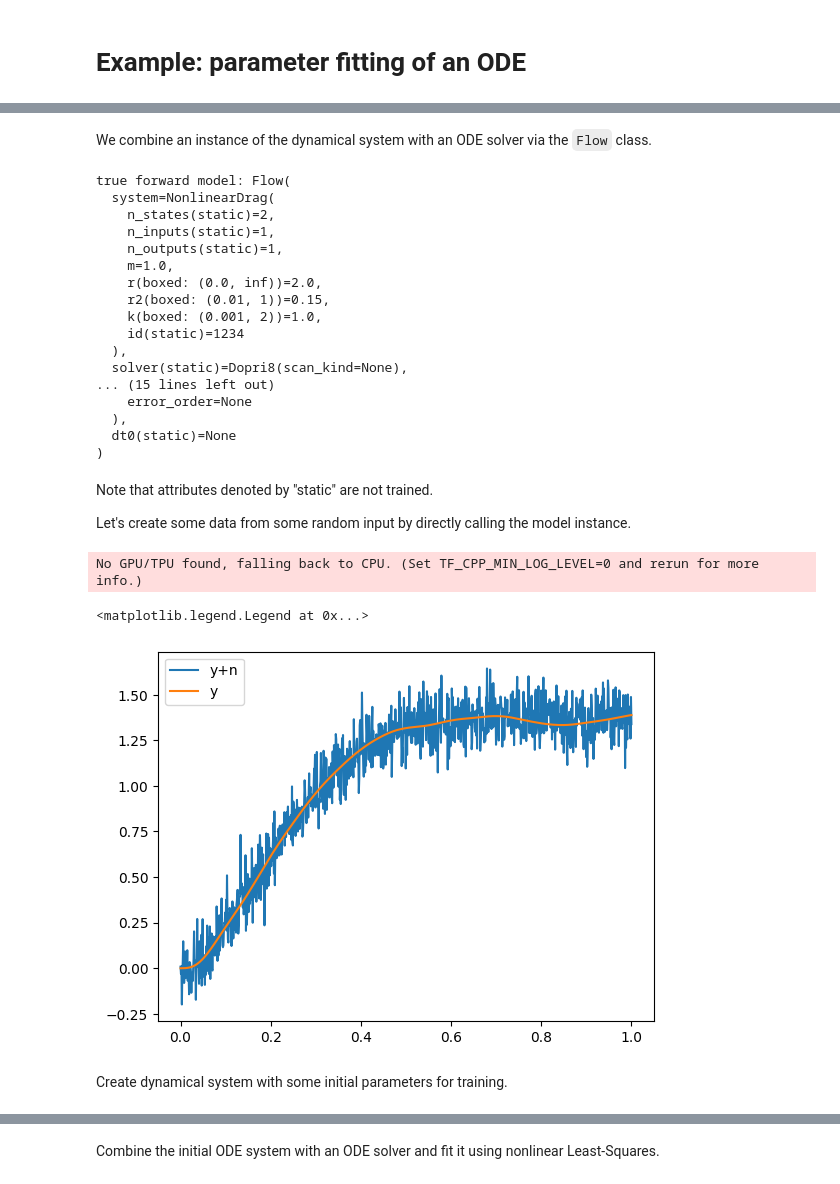
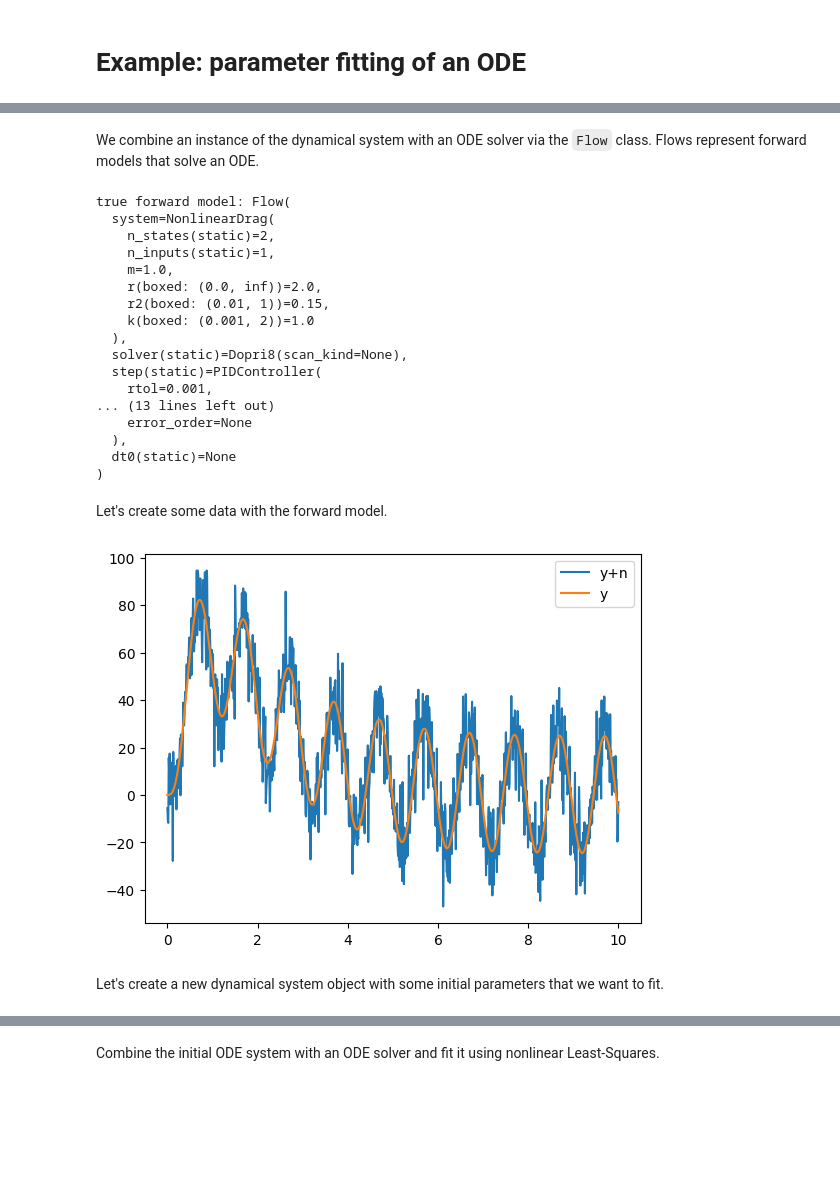
Before and after one commit to fhchl/dynax, a Jupyter notebook: examples/fit_ode.ipynb, the cells around one changed output, grey strips where cells are left out. Cells and saved outputs as stored; diff of their text form; code cells hidden in the pictures; blank space fills up the shorter version.

```diff
--- a/examples/fit_ode.ipynb
+++ b/examples/fit_ode.ipynb
@@ -41,37 +40,33 @@ Use `DynamicalSystem`, a subclass of `eqinox.Module`, to define the ODE. Bounds
 # %%
 class NonlinearDrag(DynamicalSystem):
+    # Set the number of states (order of system) and inputs.
+    n_states = 2
+    n_inputs = 1
+
     # Declare parameters as dataclass fields.
     m: float
     r: float = non_negative_field()
     r2: float = boxed_field(lower=0.01, upper=1)
     k: float = boxed_field(lower=1e-3, upper=2)
-    id: int = static_field(default=1234)
 
-    # Set the number of states (order of system), the number of in- and outputs.
-    n_states = 2
-    n_inputs = 1
-    n_outputs = 1
-
-    # Define the the vector field of the dynamical system
+    # Define the vector field of the dynamical system
     def vector_field(self, x, u, t):
         x1, x2 = x
-        u = jnp.atleast_1d(u)
         return jnp.array(
             [
                 x2,
-                (-self.r * x2 - self.r2 * jnp.abs(x2) * x2 - self.k * x1 + u[0])
+                (-self.r * x2 - self.r2 * jnp.abs(x2) * x2 - self.k * x1 + u)
                 / self.m,
             ]
         )
 
     def output(self, x, u, t):
-        return x[0]
+        return 1000*x[0]
 # %% [markdown]
-We combine an instance of the dynamical system with an ODE solver via the `Flow` class.
+We combine an instance of the dynamical system with an ODE solver via the `Flow` class. Flows represent forward models that solve an ODE.
 # %%
-true_system = NonlinearDrag(m=1.0, r=2.0, r2=0.15, k=1.0)
 true_model = Flow(
-    true_system,
+    system=NonlinearDrag(m=1.0, r=2.0, r2=0.15, k=1.0),
     solver=diffrax.Dopri8(),
     step=diffrax.PIDController(rtol=1e-3, atol=1e-6),
 )
@@ -81,46 +76,38 @@ true forward model: Flow(
   system=NonlinearDrag(
     n_states(static)=2,
     n_inputs(static)=1,
-    n_outputs(static)=1,
     m=1.0,
     r(boxed: (0.0, inf))=2.0,
     r2(boxed: (0.01, 1))=0.15,
-    k(boxed: (0.001, 2))=1.0,
-    id(static)=1234
+    k(boxed: (0.001, 2))=1.0
   ),
   solver(static)=Dopri8(scan_kind=None),
-... (15 lines left out)
+  step(static)=PIDController(
+    rtol=0.001,
+... (13 lines left out)
     error_order=None
   ),
   dt0(static)=None
 )
-# %% [markdown]
-Note that attributes denoted by "static" are not trained.
-
-Let's create some data from some random input by directly calling the model instance.
+# %% [markdown]
+Let's create some data with the forward model.
 # %%
-t = np.linspace(0, 1, 1000)
-samplerate = 1 / t[1]
-u = 1 * np.sum(
-    np.stack(
-        [np.sin(2 * np.pi * f * t) for f in np.random.uniform(1, 10, 100)], axis=0
-    ),
-    axis=0,
-)
+# time
+t = np.linspace(0, 10, 1000)
+# forcing signal
+u = np.sin(t*2*np.pi)
 # zero initial state
 x0 = [0.0, 0.0]
 # x are the states and y is the output
 x, y = true_model(x0, t, u)
 # add noise to measurement
-yn = y + np.random.normal(size=y.shape, scale=0.1)
+yn = y + np.random.normal(size=y.shape, scale=10)
 
 plt.plot(t, yn, label="y+n")
 plt.plot(t, y, label="y")
-plt.legend()
+plt.legend();
 # %% [output]
-No GPU/TPU found, falling back to CPU. (Set TF_CPP_MIN_LOG_LEVEL=0 and rerun for more info.)
-<matplotlib.legend.Legend at 0x...>
-[figure, old version]
+[figure, new version]
 # %% [markdown]
-Create dynamical system with some initial parameters for training.
+Let's create a new dynamical system object with some initial parameters that we want to fit.
 # %%
```
Also changed, not shown: parts of 10 cells of this notebook, 2 other files.
